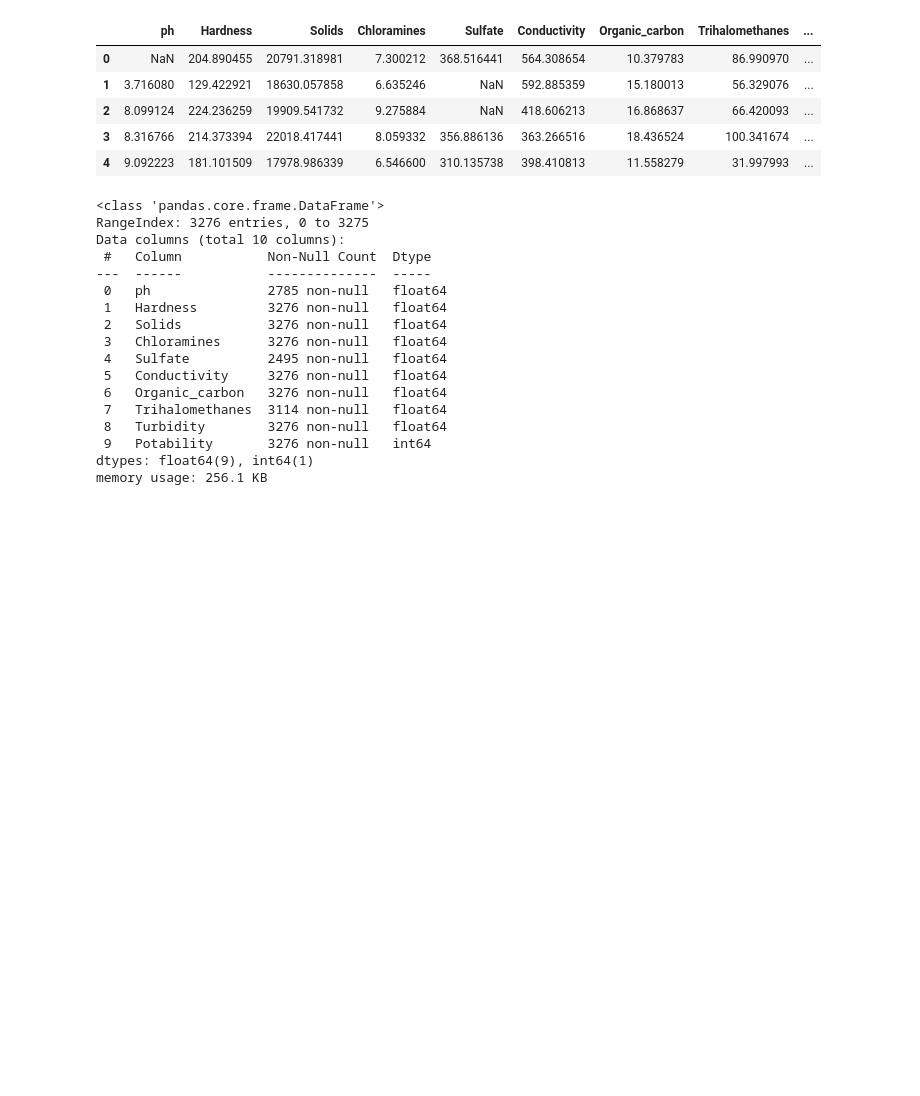
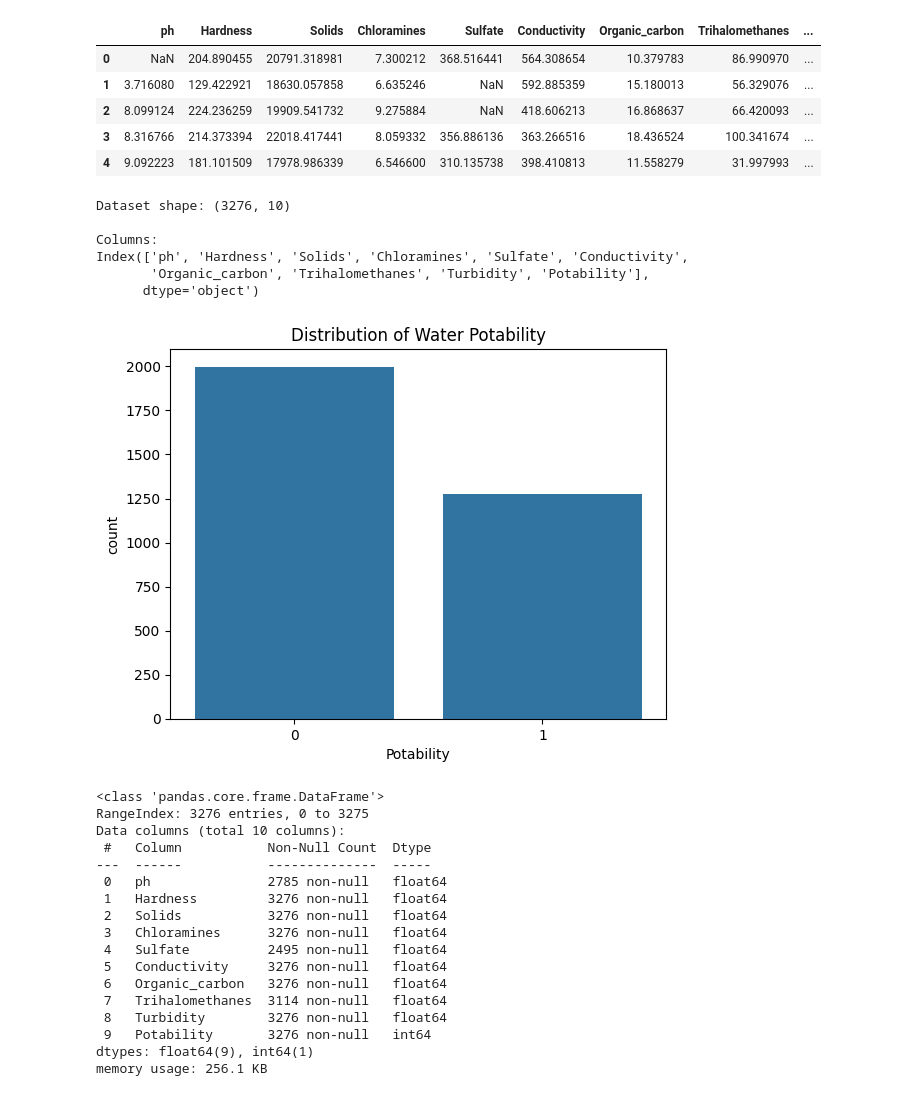
Before and after one commit to gligorrenatastefania-cell/water_quality-ml, a Jupyter notebook: ANALYSIS.ipynb, the cells around one changed output. Cells and saved outputs as stored; diff of their text form; code cells hidden in the pictures; blank space fills up the shorter version.

```diff
--- a/ANALYSIS.ipynb
+++ b/ANALYSIS.ipynb
@@ -12,6 +12,26 @@ df.head()
 | 2 | 8.099124 | 224.236259 | 19909.541732 | 9.275884 | NaN | 418.606213 | 16.868637 | 66.420093 | ... |
 | 3 | 8.316766 | 214.373394 | 22018.417441 | 8.059332 | 356.886136 | 363.266516 | 18.436524 | 100.341674 | ... |
 | 4 | 9.092223 | 181.101509 | 17978.986339 | 6.546600 | 310.135738 | 398.410813 | 11.558279 | 31.997993 | ... |
+# %%
+print("Dataset shape:", df.shape)
+print("\nColumns:")
+print(df.columns)
+# %% [output]
+Dataset shape: (3276, 10)
+
+Columns:
+Index(['ph', 'Hardness', 'Solids', 'Chloramines', 'Sulfate', 'Conductivity',
+       'Organic_carbon', 'Trihalomethanes', 'Turbidity', 'Potability'],
+      dtype='object')
+# %%
+import matplotlib.pyplot as plt
+import seaborn as sns
+
+sns.countplot(x='Potability', data=df)
+plt.title("Distribution of Water Potability")
+plt.show()
+# %% [output]
+[figure, added]
 # %%
 df.info()
 # %% [output]
```
Also changed, not shown: parts of 41 cells of this notebook.
